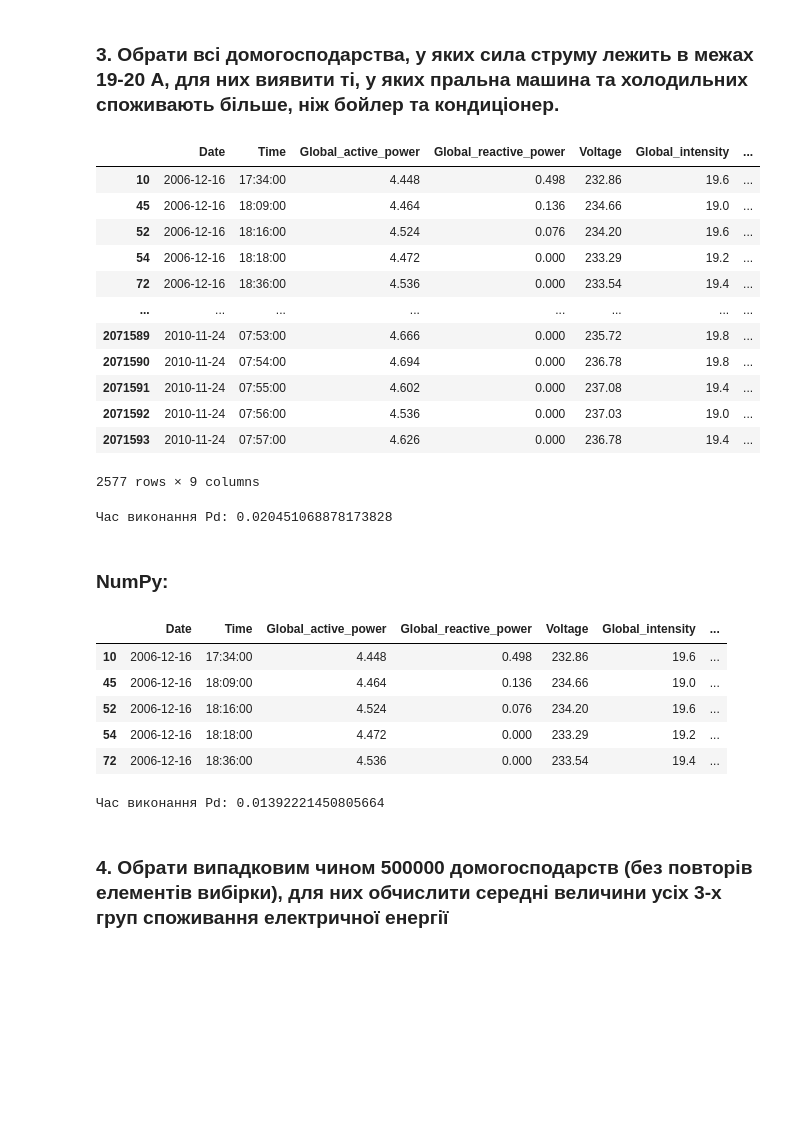
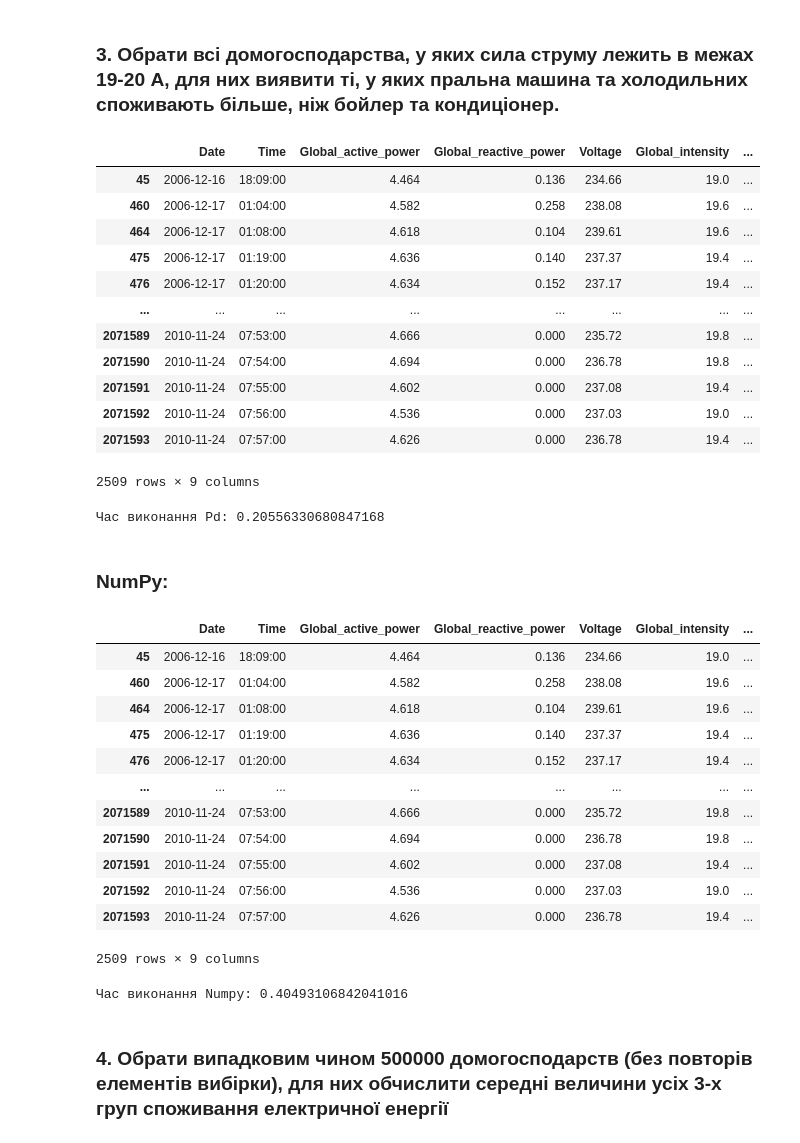
Before and after one commit to Vikyliya/ad_labs, a Jupyter notebook: lab4/lab4_1.ipynb, the cells around one changed output. Saved outputs shown, nothing was run; the diff lists cells and outputs as text; code cells hidden in the pictures; blank space fills up the shorter version.

```diff
--- a/lab4/lab4_1.ipynb
+++ b/lab4/lab4_1.ipynb
@@ -88,0 +90,14 @@ dtype: int64
+# %%
+'''data = np.genfromtxt('household_power_consumption.csv', delimiter=',', dtype=str, skip_header=1)
+data[(data == '?') | (data == '')] = np.nan
+data[:, 0] = np.array([str(x) for x in data[:, 0]])
+data[:, 1] = np.array([str(x) for x in data[:, 1]])
+numeric_data = data[:, 2:].astype(float)
+npdata = np.column_stack((data[:, :2], numeric_data))
+print(npdata)'''
+
+
+npdata = df.values
+npdata[:, 0] = np.array([str(x) for x in npdata[:, 0]])
+npdata[:, 1] = np.array([str(x) for x in npdata[:, 1]])
+print(npdata)
@@ -133,14 +156,15 @@ print(f"Час виконання Pd: {end_time}")
 # %% [markdown]
 <h3>NumPy:</h3>
 # %%
-def power_over_5_np(df):
-    filtered_df = df[np.array(df['Global_active_power'] > 5.0)]
-    return filtered_df
+def power_over_5_np(nparray):
+    filtered_np = nparray[nparray[:, 2] > 5]
+
+    return filtered_np
 
 
 start_time = time.time()
-result_dataframe = power_over_5_np(df)
-display(result_dataframe)
+result_np = power_over_5_np(npdata)
+print(result_np)
 end_time = time.time() - start_time
 print(f"Час виконання Numpy: {end_time}")
 # %% [output]
@@ -222,8 +234,7 @@ print(f"Час виконання Numpy: {end_time}")
 def within_current_range(df):
     filtered_df = df[(df['Global_intensity'] >= 19) & (df['Global_intensity'] <= 20)]
 
-    result_df = filtered_df[(filtered_df['Sub_metering_2'] + filtered_df['Sub_metering_3']) >
-                            (filtered_df['Sub_metering_1'] + filtered_df['Sub_metering_3'])]
+    result_df = filtered_df[(filtered_df['Sub_metering_2'] > filtered_df['Sub_metering_3'])]
 
     return result_df
 
@@ -234,43 +245,48 @@ end_time = time.time() - start_time
 print(f"Час виконання Pd: {end_time}")
 # %% [output]
 |  | Date | Time | Global_active_power | Global_reactive_power | Voltage | Global_intensity | ... |
-| 10 | 2006-12-16 | 17:34:00 | 4.448 | 0.498 | 232.86 | 19.6 | ... |
 | 45 | 2006-12-16 | 18:09:00 | 4.464 | 0.136 | 234.66 | 19.0 | ... |
-| 52 | 2006-12-16 | 18:16:00 | 4.524 | 0.076 | 234.20 | 19.6 | ... |
-| 54 | 2006-12-16 | 18:18:00 | 4.472 | 0.000 | 233.29 | 19.2 | ... |
-| 72 | 2006-12-16 | 18:36:00 | 4.536 | 0.000 | 233.54 | 19.4 | ... |
+| 460 | 2006-12-17 | 01:04:00 | 4.582 | 0.258 | 238.08 | 19.6 | ... |
+| 464 | 2006-12-17 | 01:08:00 | 4.618 | 0.104 | 239.61 | 19.6 | ... |
+| 475 | 2006-12-17 | 01:19:00 | 4.636 | 0.140 | 237.37 | 19.4 | ... |
+| 476 | 2006-12-17 | 01:20:00 | 4.634 | 0.152 | 237.17 | 19.4 | ... |
 | ... | ... | ... | ... | ... | ... | ... | ... |
 | 2071589 | 2010-11-24 | 07:53:00 | 4.666 | 0.000 | 235.72 | 19.8 | ... |
 | 2071590 | 2010-11-24 | 07:54:00 | 4.694 | 0.000 | 236.78 | 19.8 | ... |
 | 2071591 | 2010-11-24 | 07:55:00 | 4.602 | 0.000 | 237.08 | 19.4 | ... |
 | 2071592 | 2010-11-24 | 07:56:00 | 4.536 | 0.000 | 237.03 | 19.0 | ... |
 | 2071593 | 2010-11-24 | 07:57:00 | 4.626 | 0.000 | 236.78 | 19.4 | ... |
-2577 rows × 9 columns
+2509 rows × 9 columns
-Час виконання Pd: 0.020451068878173828
+Час виконання Pd: 0.20556330680847168
 # %% [markdown]
 <h3>NumPy:</h3>
 # %%
-def within_current_range_np(df):
-    filtered_df = df[(df['Global_intensity'].values >= 19) & (df['Global_intensity'].values <= 20)]
+def within_current_range_np(nparray):
+    filtered_np = nparray[(nparray[:, 3] >= 19) & (nparray[:, 3] <= 20)]
+    result_np = filtered_np[(filtered_np[:, 7] > filtered_np[:, 8])]
 
-    result_df = filtered_df[(filtered_df['Sub_metering_2'].values + filtered_df['Sub_metering_3'].values) >
-                            (filtered_df['Sub_metering_1'].values + filtered_df['Sub_metering_3'].values)]
-
-    return result_df
+    return result_np
 
 start_time = time.time()
-result_dataframe = within_current_range_np(df)
-display(result_dataframe.head())
+result_npdataframe = within_current_range_np(npdata)
+display(result_dataframe)
 end_time = time.time() - start_time
-print(f"Час виконання Pd: {end_time}")
+print(f"Час виконання Numpy: {end_time}")
 # %% [output]
 |  | Date | Time | Global_active_power | Global_reactive_power | Voltage | Global_intensity | ... |
-| 10 | 2006-12-16 | 17:34:00 | 4.448 | 0.498 | 232.86 | 19.6 | ... |
 | 45 | 2006-12-16 | 18:09:00 | 4.464 | 0.136 | 234.66 | 19.0 | ... |
-| 52 | 2006-12-16 | 18:16:00 | 4.524 | 0.076 | 234.20 | 19.6 | ... |
-| 54 | 2006-12-16 | 18:18:00 | 4.472 | 0.000 | 233.29 | 19.2 | ... |
-| 72 | 2006-12-16 | 18:36:00 | 4.536 | 0.000 | 233.54 | 19.4 | ... |
+| 460 | 2006-12-17 | 01:04:00 | 4.582 | 0.258 | 238.08 | 19.6 | ... |
+| 464 | 2006-12-17 | 01:08:00 | 4.618 | 0.104 | 239.61 | 19.6 | ... |
+| 475 | 2006-12-17 | 01:19:00 | 4.636 | 0.140 | 237.37 | 19.4 | ... |
+| 476 | 2006-12-17 | 01:20:00 | 4.634 | 0.152 | 237.17 | 19.4 | ... |
+| ... | ... | ... | ... | ... | ... | ... | ... |
+| 2071589 | 2010-11-24 | 07:53:00 | 4.666 | 0.000 | 235.72 | 19.8 | ... |
+| 2071590 | 2010-11-24 | 07:54:00 | 4.694 | 0.000 | 236.78 | 19.8 | ... |
+| 2071591 | 2010-11-24 | 07:55:00 | 4.602 | 0.000 | 237.08 | 19.4 | ... |
+| 2071592 | 2010-11-24 | 07:56:00 | 4.536 | 0.000 | 237.03 | 19.0 | ... |
+| 2071593 | 2010-11-24 | 07:57:00 | 4.626 | 0.000 | 236.78 | 19.4 | ... |
-Час виконання Pd: 0.01392221450805664
+2509 rows × 9 columns
+Час виконання Numpy: 0.40493106842041016
 # %% [markdown]
 <h3>4. Обрати випадковим чином 500000 домогосподарств (без повторів елементів вибірки), для них обчислити середні величини усіх 3-х груп споживання електричної енергії</h3>
 # %%
```
Also changed, not shown: parts of 16 cells of this notebook, 2 other files.
